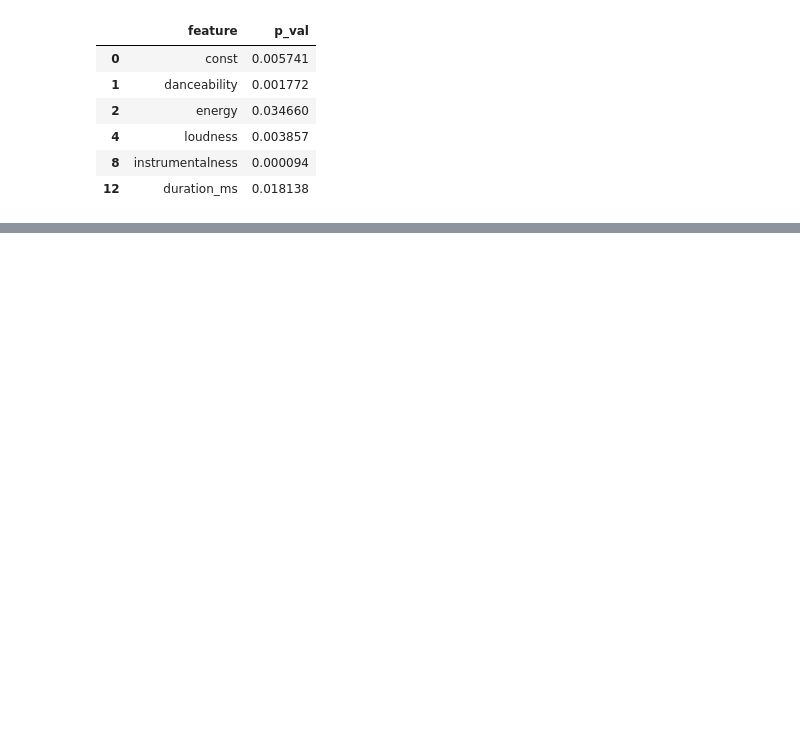
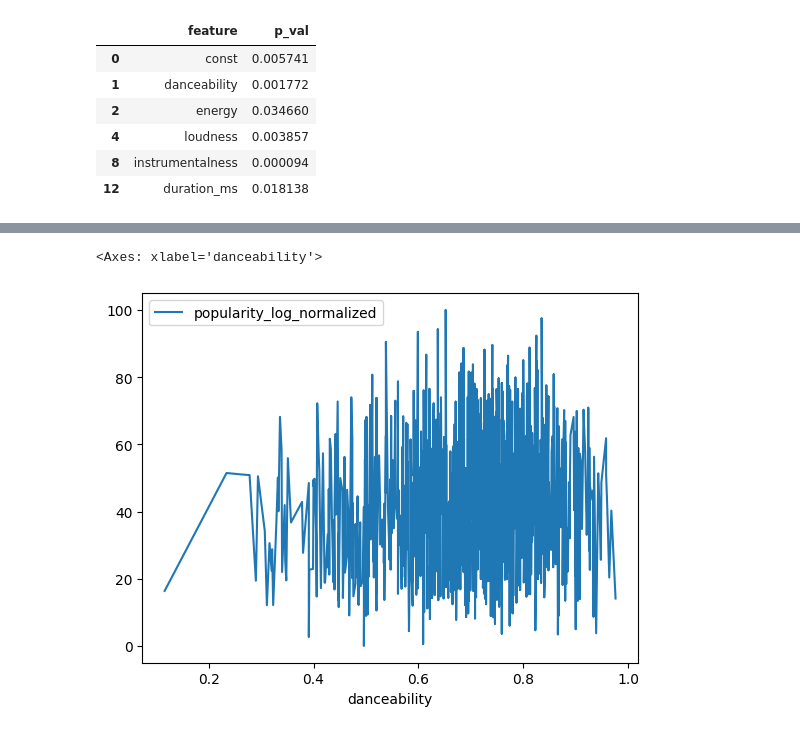
Before and after one commit to feketeLev/music_prediction_project, a Jupyter notebook: codes/Similarity.ipynb, the cells around one changed output, grey strips where cells are left out. Drawn from its saved outputs; the diff is of its cells as text; code cells hidden in the pictures; blank space fills up the shorter version.

```diff
--- a/codes/Similarity.ipynb
+++ b/codes/Similarity.ipynb
@@ -206,0 +302,5 @@ pval_df[pval_df["p_val"] < 0.05]
+# %%
+df2.plot(x = "danceability", y = "popularity_log_normalized")
+# %% [output]
+<Axes: xlabel='danceability'>
+[figure, added]
```
Also changed, not shown: parts of 16 cells of this notebook.
